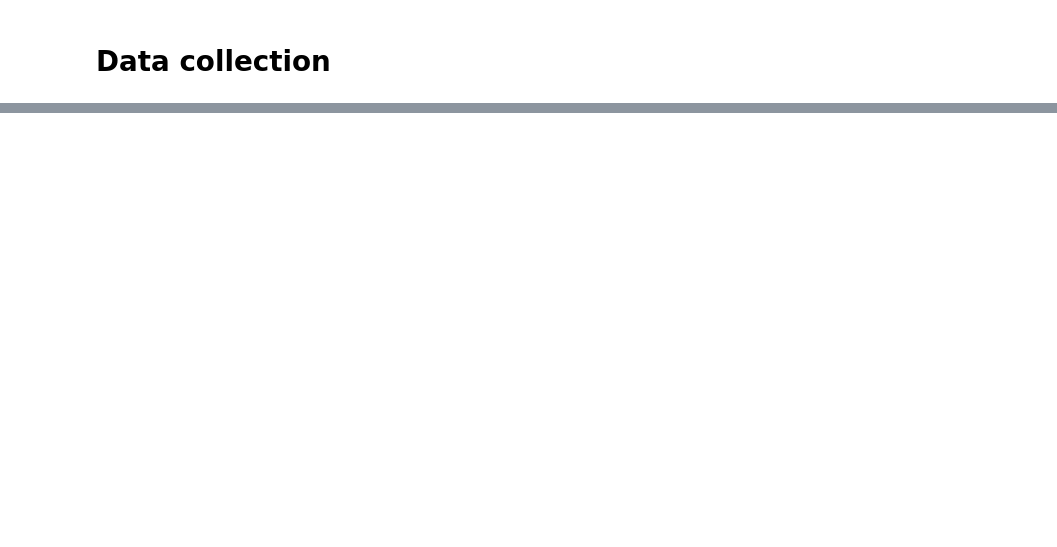
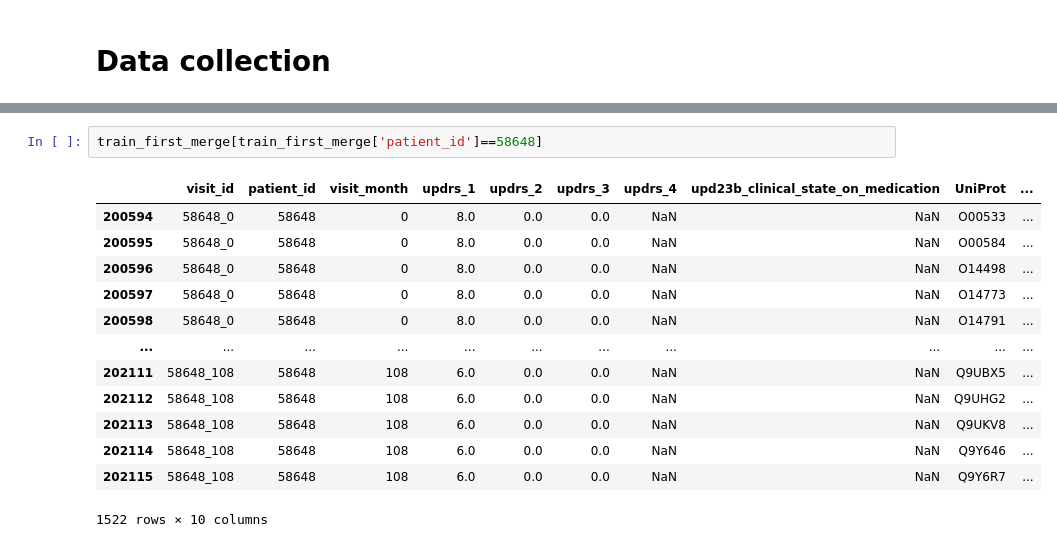
Before and after one commit to ziad1988/amp-kaggle, a Jupyter notebook: notebooks/EDA - AMP.ipynb, the cells around one changed output, grey strips where cells are left out. Cells and saved outputs as stored; diff of their text form; blank space fills up the shorter version.

```diff
--- a/notebooks/EDA - AMP.ipynb
+++ b/notebooks/EDA - AMP.ipynb
@@ -81,0 +448,16 @@ SyntaxError: unterminated string literal (detected at line 1)
+# %%
+train_first_merge[train_first_merge['patient_id']==58648]
+# %% [output]
+|  | visit_id | patient_id | visit_month | updrs_1 | updrs_2 | updrs_3 | updrs_4 | upd23b_clinical_state_on_medication | UniProt | ... |
+| 200594 | 58648_0 | 58648 | 0 | 8.0 | 0.0 | 0.0 | NaN | NaN | O00533 | ... |
+| 200595 | 58648_0 | 58648 | 0 | 8.0 | 0.0 | 0.0 | NaN | NaN | O00584 | ... |
+| 200596 | 58648_0 | 58648 | 0 | 8.0 | 0.0 | 0.0 | NaN | NaN | O14498 | ... |
+| 200597 | 58648_0 | 58648 | 0 | 8.0 | 0.0 | 0.0 | NaN | NaN | O14773 | ... |
+| 200598 | 58648_0 | 58648 | 0 | 8.0 | 0.0 | 0.0 | NaN | NaN | O14791 | ... |
+| ... | ... | ... | ... | ... | ... | ... | ... | ... | ... | ... |
+| 202111 | 58648_108 | 58648 | 108 | 6.0 | 0.0 | 0.0 | NaN | NaN | Q9UBX5 | ... |
+| 202112 | 58648_108 | 58648 | 108 | 6.0 | 0.0 | 0.0 | NaN | NaN | Q9UHG2 | ... |
+| 202113 | 58648_108 | 58648 | 108 | 6.0 | 0.0 | 0.0 | NaN | NaN | Q9UKV8 | ... |
+| 202114 | 58648_108 | 58648 | 108 | 6.0 | 0.0 | 0.0 | NaN | NaN | Q9Y646 | ... |
+| 202115 | 58648_108 | 58648 | 108 | 6.0 | 0.0 | 0.0 | NaN | NaN | Q9Y6R7 | ... |
+1522 rows × 10 columns
```
Also changed, not shown: parts of 67 cells of this notebook.
